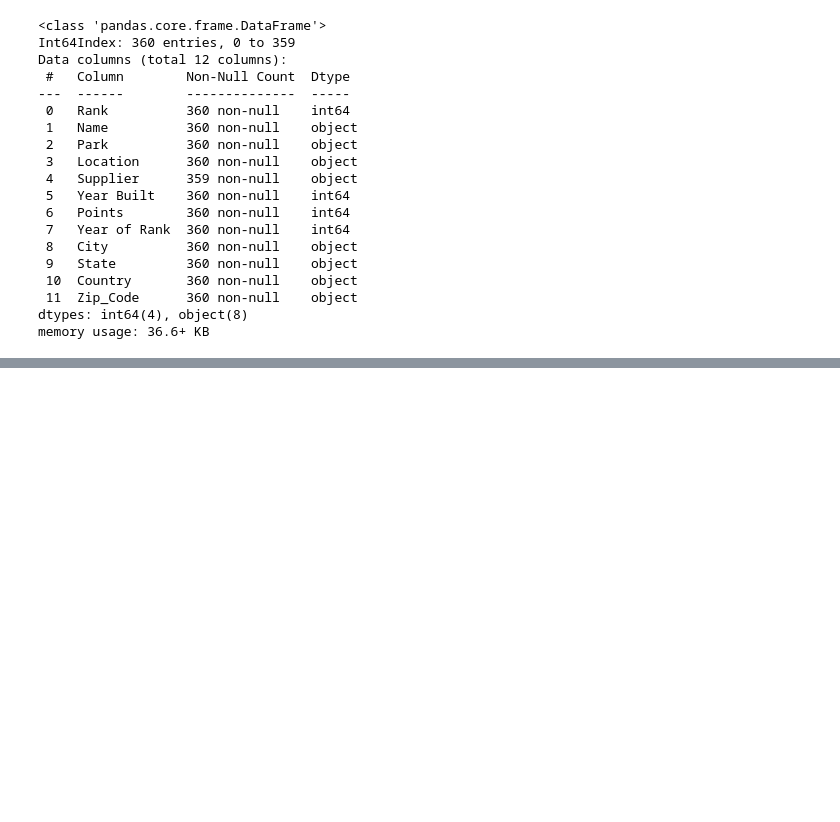
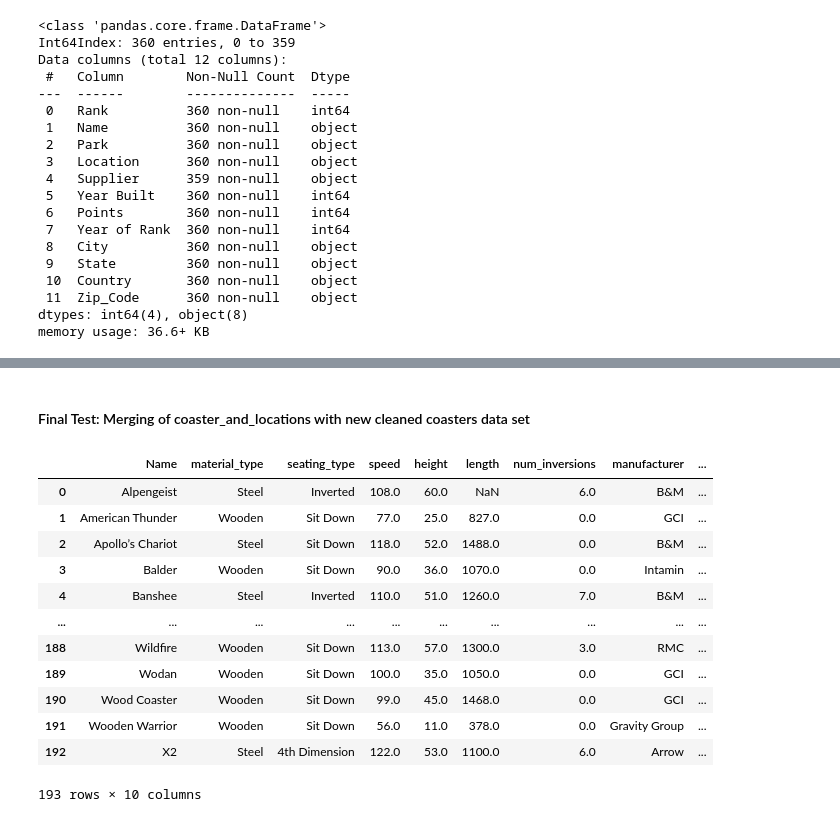
Before and after one commit to megancindric/roller_coaster_analysis, a Jupyter notebook: data_cleaning.ipynb, the cells around one changed output, grey strips where cells are left out. Drawn from its saved outputs; the diff is of its cells as text; code cells hidden in the pictures; blank space fills up the shorter version.

```diff
--- a/data_cleaning.ipynb
+++ b/data_cleaning.ipynb
@@ -324,0 +404,19 @@ memory usage: 36.6+ KB
+# %% [markdown]
+#### Final Test: Merging of coaster_and_locations with new cleaned coasters data set
+# %%
+clean_matching_coasters = pd.read_csv("matching_coaster_names_CLEANED.csv")
+clean_matching_coasters
+# %% [output]
+|  | Name | material_type | seating_type | speed | height | length | num_inversions | manufacturer | ... |
+| 0 | Alpengeist | Steel | Inverted | 108.0 | 60.0 | NaN | 6.0 | B&M | ... |
+| 1 | American Thunder | Wooden | Sit Down | 77.0 | 25.0 | 827.0 | 0.0 | GCI | ... |
+| 2 | Apollo’s Chariot | Steel | Sit Down | 118.0 | 52.0 | 1488.0 | 0.0 | B&M | ... |
+| 3 | Balder | Wooden | Sit Down | 90.0 | 36.0 | 1070.0 | 0.0 | Intamin | ... |
+| 4 | Banshee | Steel | Inverted | 110.0 | 51.0 | 1260.0 | 7.0 | B&M | ... |
+| ... | ... | ... | ... | ... | ... | ... | ... | ... | ... |
+| 188 | Wildfire | Wooden | Sit Down | 113.0 | 57.0 | 1300.0 | 3.0 | RMC | ... |
+| 189 | Wodan | Wooden | Sit Down | 100.0 | 35.0 | 1050.0 | 0.0 | GCI | ... |
+| 190 | Wood Coaster | Wooden | Sit Down | 99.0 | 45.0 | 1468.0 | 0.0 | GCI | ... |
+| 191 | Wooden Warrior | Wooden | Sit Down | 56.0 | 11.0 | 378.0 | 0.0 | Gravity Group | ... |
+| 192 | X2 | Steel | 4th Dimension | 122.0 | 53.0 | 1100.0 | 6.0 | Arrow | ... |
+193 rows × 10 columns
```
Also changed, not shown: parts of 11 cells of this notebook, 4 other files.
